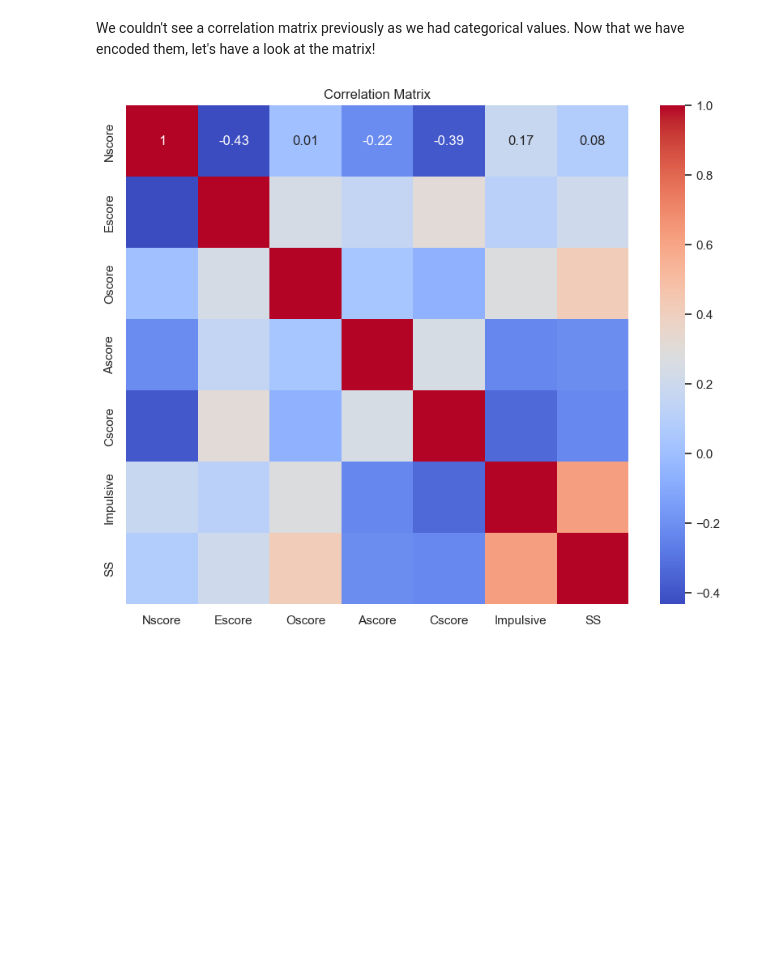
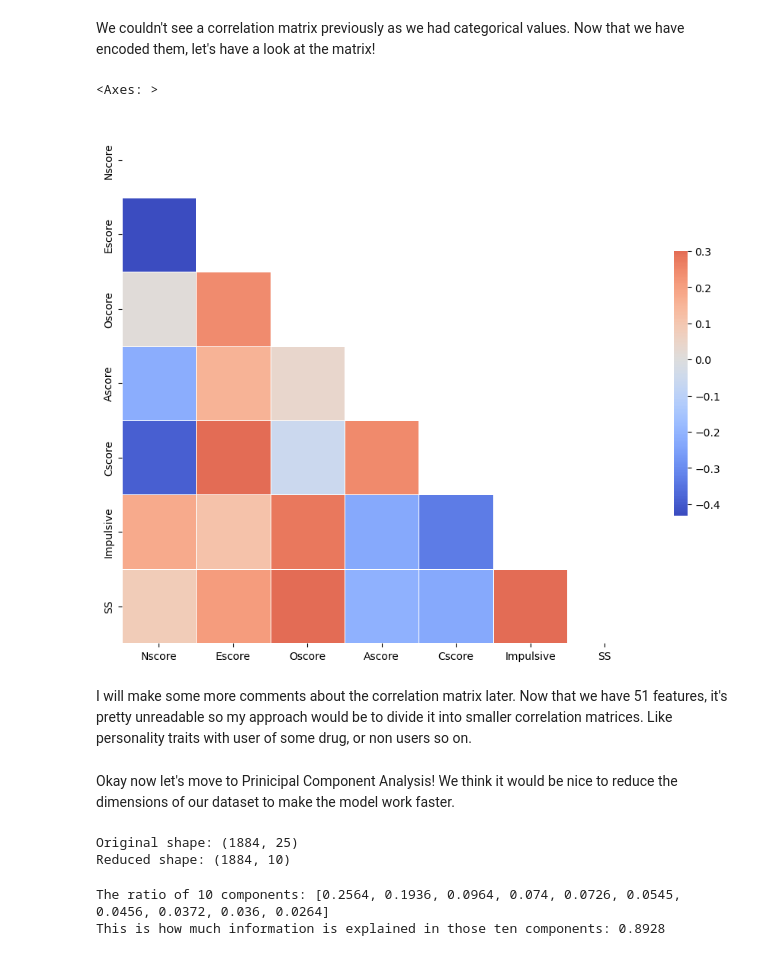
Before and after one commit to maksio420/ML, a Jupyter notebook: 7-final-drugs-anal/7. Final Group Project.ipynb, the cells around one changed output. Cells and saved outputs as stored; diff of their text form; code cells hidden in the pictures; blank space fills up the shorter version.

```diff
--- a/7-final-drugs-anal/7. Final Group Project.ipynb
+++ b/7-final-drugs-anal/7. Final Group Project.ipynb
@@ -1307,11 +1307,63 @@ scaled_encoded_df.head()
 | 4 | -0.679435 | -0.301268 | -1.561014 | 2.045171 | 1.635314 | -1.453411 | -1.604778 | 0.0 | 0.0 | 0.0 | ... |
 # %% [markdown]
 We couldn't see a correlation matrix previously as we had categorical values. Now that we have encoded them, let's have a look at the matrix!
-# %%
-import seaborn as sns
-plt.figure(figsize=(10, 8))
-sns.heatmap(scaled_encoded_df[continous_columns].corr(), annot=True, cmap='coolwarm')
-plt.title('Correlation Matrix')
-plt.show()
-# %% [output]
-[figure, removed]
+# %%
+import seaborn as sns
+conitnous_df = scaled_encoded_df[continous_columns]
+corr = conitnous_df.corr()
+# plt.figure(figsize=(6,6))
+# sns.heatmap(conitnous_df_corr , annot=True, cmap='coolwarm')
+# plt.show()
+#I cannot plot it as there is someth
+
+mask = np.triu(np.ones_like(corr, dtype=bool))
+
+# Set up the matplotlib figure
+f, ax = plt.subplots(figsize=(11, 9))
+
+# Generate a custom diverging colormap
+cmap = sns.diverging_palette(230, 20, as_cmap=True)
+
+# Draw the heatmap with the mask and correct aspect ratio
+sns.heatmap(corr, mask=mask, cmap='coolwarm', vmax=.3, center=0,
+            square=True, linewidths=.5, cbar_kws={"shrink": .5}, annot=True)
+
+# My heatmap cannot anotate numbers as there is something wrong with matplotlib:
+# https://stackoverflow.com/questions/56942670/first-and-last-row-cut-in-half-of-heatmap-plot
+# %% [output]
+<Axes: >
+[figure, added]
+# %% [markdown]
+I will make some more comments about the correlation matrix later. Now that we have 51 features, it's pretty unreadable so my approach would be to divide it into smaller correlation matrices. Like personality traits with user of some drug, or non users so on.
+# %% [markdown]
+Okay now let's move to Prinicipal Component Analysis! We think it would be nice to reduce the dimensions of our dataset to make the model work faster.
+# %%
+import mglearn
+from sklearn.decomposition import PCA
+
+for_pca_df = scaled_encoded_df.copy()
+
+labels_columns= ['Amphet_0',
+       'Amphet_1', 'Amyl_0', 'Amyl_1', 'Benzos_0', 'Benzos_1', 'Cannabis_0',
+       'Cannabis_1', 'Coke_0', 'Coke_1', 'Ecstasy_0', 'Ecstasy_1', 'Heroin_0',
+       'Heroin_1', 'Ketamine_0', 'Ketamine_1', 'Legalh_0', 'Legalh_1', 'LSD_0',
+       'LSD_1', 'Meth_0', 'Meth_1', 'Mushrooms_0', 'Mushrooms_1', 'Nicotine_0',
+       'Nicotine_1']
+labels = for_pca_df[labels_columns]
+X_scaled = for_pca_df.drop(columns=labels_columns)
+
+pca = PCA(n_components = 10)
+pca.fit(X_scaled)
+X_pca = pca.transform(X_scaled)
+print("Original shape: {}".format(str(X_scaled.shape)))
+print("Reduced shape: {}".format(str(X_pca.shape)))
+# %% [output]
+Original shape: (1884, 25)
+Reduced shape: (1884, 10)
+# %%
+import numpy
+print(f"The ratio of 10 components: {[round(x, 4) for x in pca.explained_variance_ratio_]}")
+print(f"This is how much information is explained in those ten components: {round(numpy.sum(pca.explained_variance_ratio_),4)}")
+# %% [output]
+The ratio of 10 components: [0.2564, 0.1936, 0.0964, 0.074, 0.0726, 0.0545, 0.0456, 0.0372, 0.036, 0.0264]
+This is how much information is explained in those ten components: 0.8928
```
Also changed, not shown: parts of 12 cells of this notebook.
